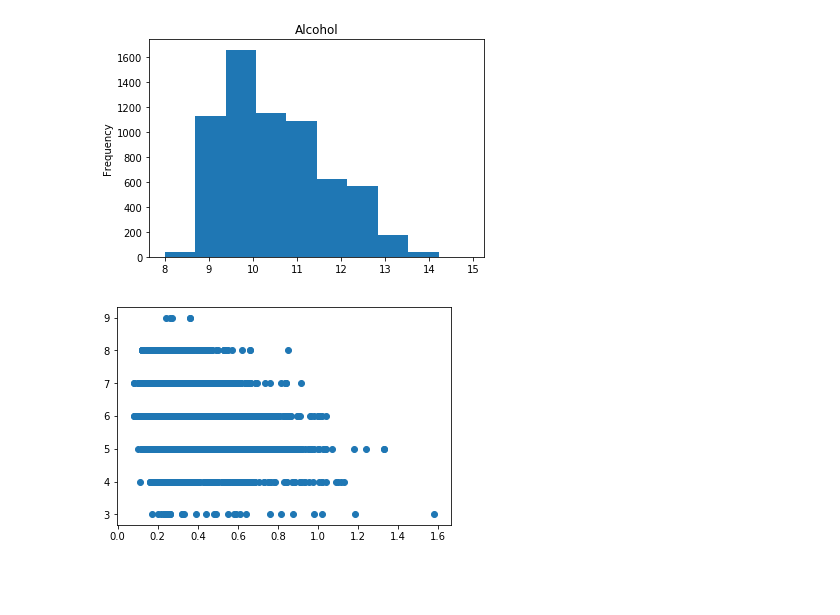
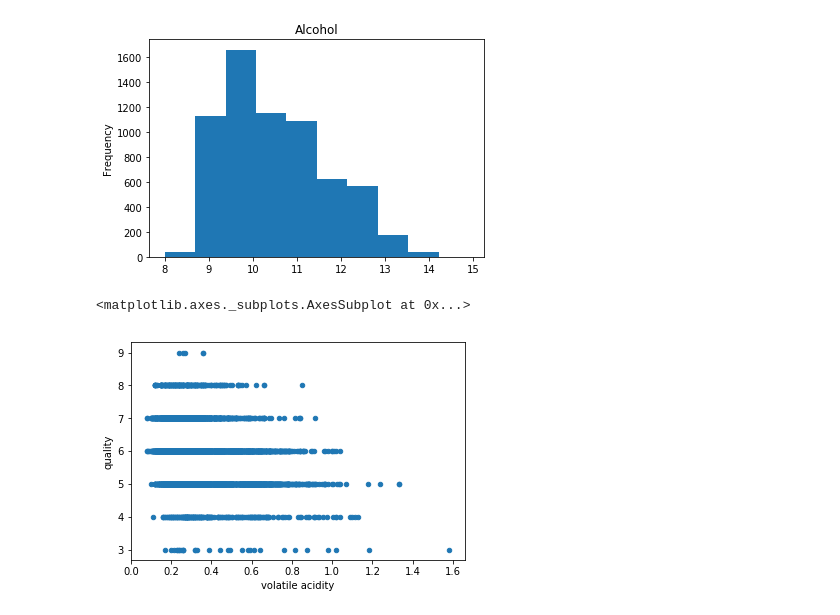
Before and after one commit to victoraugustosouza/jupyter_FDS1, a Jupyter notebook: victor.ipynb, the cells around one changed output. Drawn from its saved outputs; the diff is of its cells as text; code cells hidden in the pictures; blank space fills up the shorter version.

```diff
--- a/victor.ipynb
+++ b/victor.ipynb
@@ -85,6 +85,8 @@ dt['alcohol'].plot(kind='hist',title='Alcohol')
 <matplotlib.axes._subplots.AxesSubplot at 0x...>
 [figure]
 # %%
-plt.pyplot.scatter(dt['volatile acidity'],dt['quality']);
+#plt.pyplot.scatter(dt['volatile acidity'],dt['quality']);
+dt.plot(kind='scatter' , x='volatile acidity',y='quality')
 # %% [output]
+<matplotlib.axes._subplots.AxesSubplot at 0x...>
-[figure, old version]
+[figure, new version]
```
Also changed, not shown: parts of 3 cells of this notebook.
